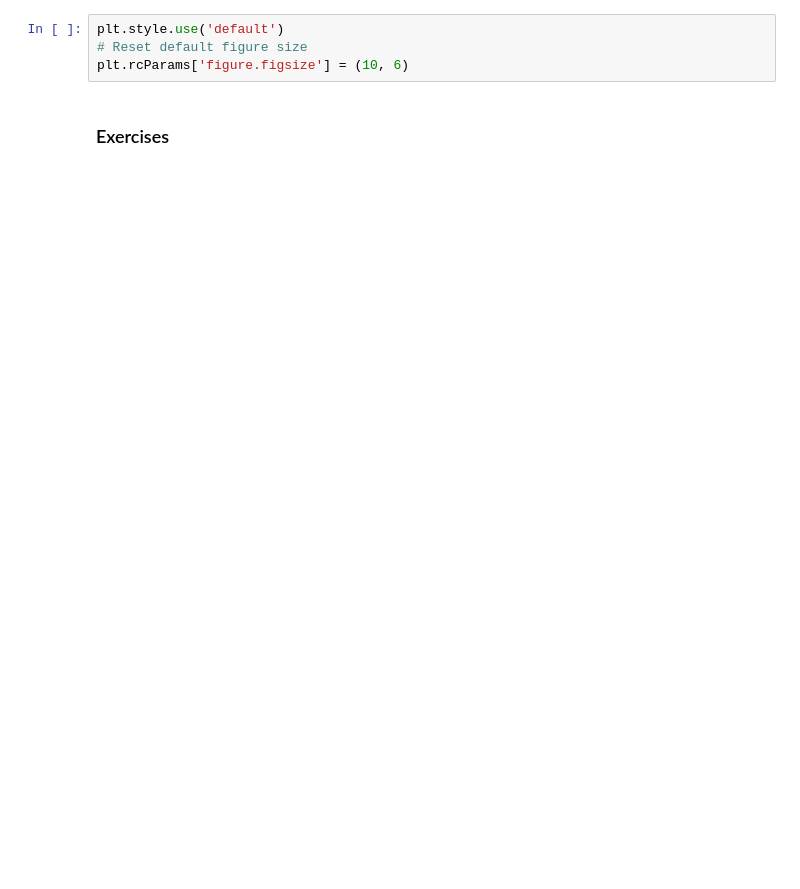
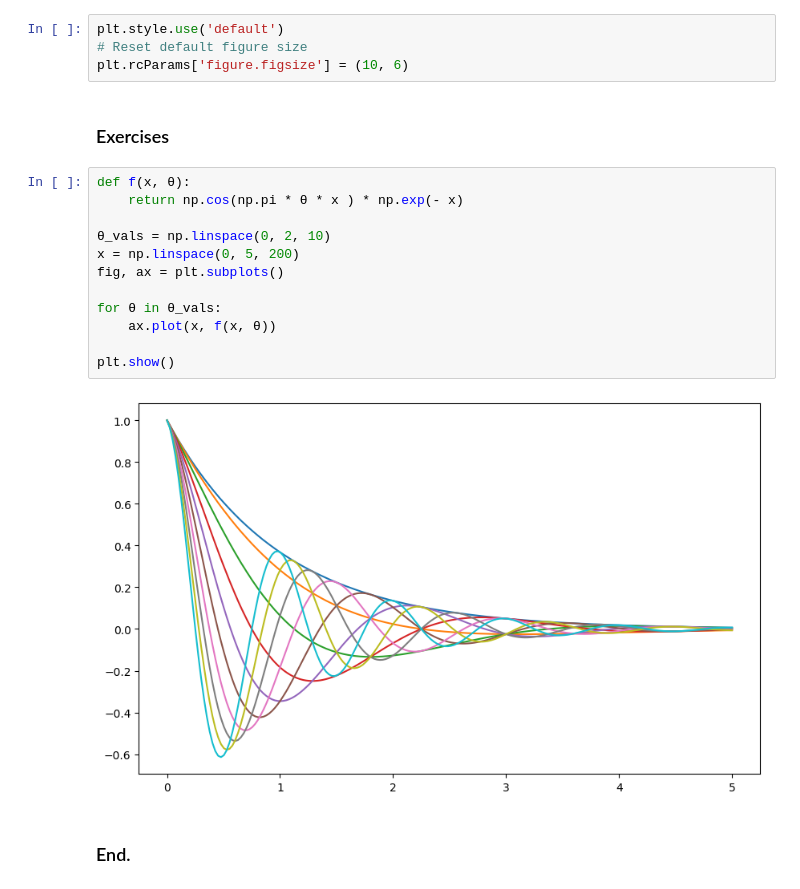
Before and after one commit to caiquemiranda/python-economics-and-finance, a Jupyter notebook: 10-Matplotlib.ipynb, the cells around one changed output. Saved outputs shown, nothing was run; the diff lists cells and outputs as text; blank space fills up the shorter version.

```diff
--- a/10-Matplotlib.ipynb
+++ b/10-Matplotlib.ipynb
@@ -216,3 +264,19 @@ plt.style.use('default')
 plt.rcParams['figure.figsize'] = (10, 6)
 # %% [markdown]
 ### Exercises
+# %%
+def f(x, θ):
+    return np.cos(np.pi * θ * x ) * np.exp(- x)
+
+θ_vals = np.linspace(0, 2, 10)
+x = np.linspace(0, 5, 200)
+fig, ax = plt.subplots()
+
+for θ in θ_vals:
+    ax.plot(x, f(x, θ))
+
+plt.show()
+# %% [output]
+[figure, added]
+# %% [markdown]
+### End.
```
Also changed, not shown: parts of 16 cells of this notebook.
